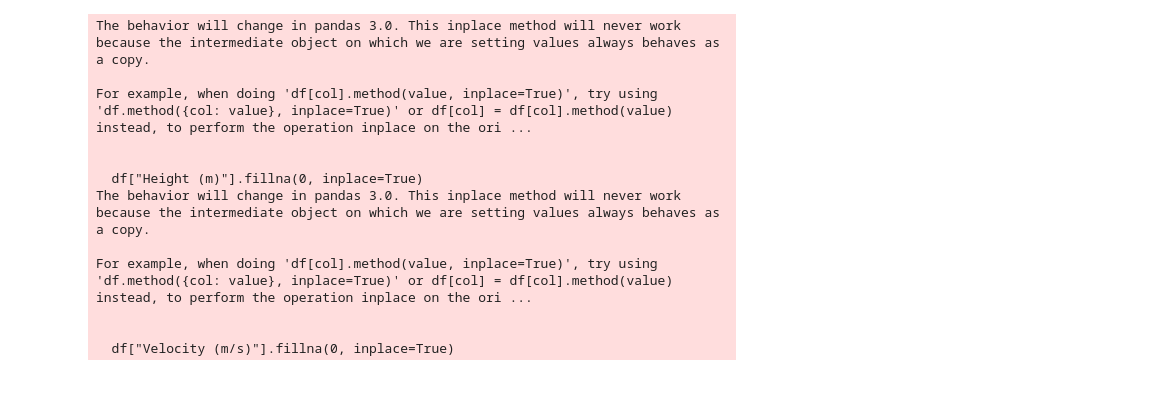
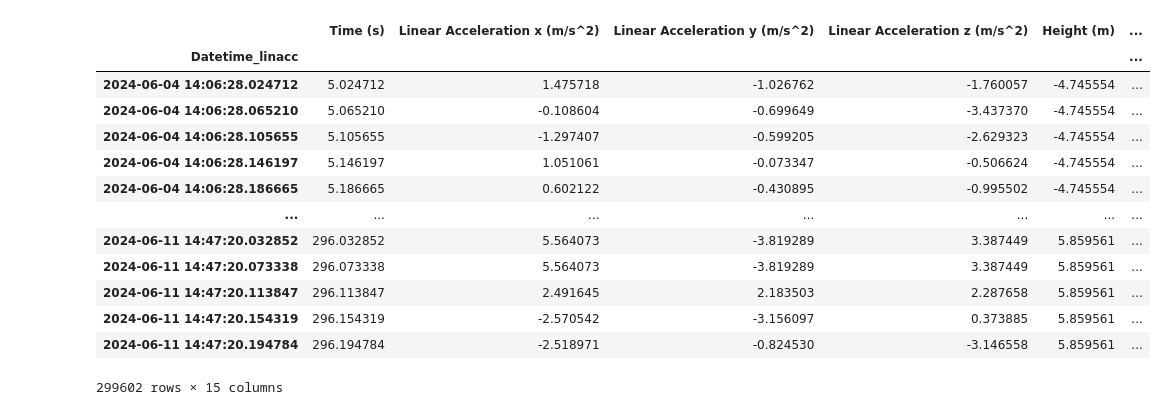
Before and after one commit to andrasjuice66/mlqs_assignment, a Jupyter notebook: 01_preprocess.ipynb, the cells around one changed output. Cells and saved outputs as stored; diff of their text form; code cells hidden in the pictures; blank space fills up the shorter version.

Commit message:
fix data aggregation code

```diff
--- a/01_preprocess.ipynb
+++ b/01_preprocess.ipynb
@@ -168,6 +188,16 @@ for cat in ["Walking", "Sitting", "Cycling", "Sport"]:
                 gyro = gyro.rename(columns={"Datetime": "Datetime_gyro"})
                 linacc = linacc.rename(columns={"Datetime": "Datetime_linacc"})
 
+                # print(df[["Latitude (°)", "Longitude (°)"]].isna().sum())
+
+                loc['Displacement (m)'] = haversine(loc['Latitude (°)'].iloc[0], loc['Longitude (°)'].iloc[0], loc['Latitude (°)'].iloc[-1], loc['Longitude (°)'].iloc[-1])
+                try:
+                    loc['Distance From Last (m)'] = haversine(loc['Latitude (°)'].shift().astype(float), loc['Longitude (°)'].shift().astype(float), loc.loc[1:, 'Latitude (°)'].astype(float), loc.loc[1:, 'Longitude (°)'].astype(float))
+                except:
+                    loc['Distance From Last (m)'] = 0
+
+                loc["Distance From Last (m)"] = loc["Distance From Last (m)"].fillna(0)
+
                 df = pd.merge_asof(linacc, pd.merge_asof(loc, pd.merge_asof(acc, gyro, on="Time (s)", direction="nearest"), on="Time (s)", direction="nearest"), on="Time (s)", direction="nearest")
                 #Activity column
                 df['Activity'] = cat
@@ -187,11 +217,11 @@ for cat in ["Walking", "Sitting", "Cycling", "Sport"]:
                 df = remove_outliers_and_impute(df, loc_cols, 'loc')
                 df = remove_outliers_and_impute(df, linacc_cols, 'linacc')
 
-                #df = df.drop(columns=['lof_acc', 'lof_gyro', 'lof_loc', 'lof_linacc'])
-
                 # Create the output directory if it doesn't exist
                 output_dir = "data_processed/" + f + "/" + subf
                 os.makedirs(output_dir, exist_ok=True)
+
+                df.drop_duplicates(inplace=True)
 
                 # Write out the merged dataframe to CSV
                 df.to_csv(output_dir + f"/{subf}.csv", index=False)
@@ -247,34 +255,41 @@ df_cleaned.to_csv("data_processed/final_aggregated_output.csv", index=False)
 # %%
-df = pd.read_csv('data_processed/final_aggregated_output.csv')
+df = sorted_nested_df
+df = df.dropna(subset=["Time (s)"])
 df.drop(columns=["Direction (°)"], inplace=True)
 
 # Replace every null value for "height" and "velocity" with 0
 df["Height (m)"].fillna(0, inplace=True)
 df["Velocity (m/s)"].fillna(0, inplace=True)
-df.to_csv("data_processed/final_aggregated_output.csv", index=False)
-# %% [output]
-The behavior will change in pandas 3.0. This inplace method will never work because the intermediate object on which we are setting values always behaves as a copy.
-
-For example, when doing 'df[col].method(value, inplace=True)', try using 'df.method({col: value}, inplace=True)' or df[col] = df[col].method(value) instead, to perform the operation inplace on the ori ...
-
-
-  df["Height (m)"].fillna(0, inplace=True)
-The behavior will change in pandas 3.0. This inplace method will never work because the intermediate object on which we are setting values always behaves as a copy.
-
-For example, when doing 'df[col].method(value, inplace=True)', try using 'df.method({col: value}, inplace=True)' or df[col] = df[col].method(value) instead, to perform the operation inplace on the ori ...
-
-
-  df["Velocity (m/s)"].fillna(0, inplace=True)
 # %%
-df = pd.read_csv('data_processed/final_aggregated_output.csv')
-
 df = remove_outliers_and_impute(df, acc_cols, 'acc')
 df = remove_outliers_and_impute(df, gyro_cols, 'gyro')
 df = remove_outliers_and_impute(df, loc_cols, 'loc')
 df = remove_outliers_and_impute(df, linacc_cols, 'linacc')
 
+df.drop_duplicates(inplace=True)
 
-df.to_csv(f"data_processed/final_aggregated_output_no_outlier.csv", index=False)
+df.drop(columns=df.columns[-8:], inplace=True)
+df.set_index(pd.to_datetime(df['Datetime_linacc']), inplace=True)
+df.drop(columns=[c for c in df.columns if "Datetime" in c], inplace=True)
+df.drop(columns=["Latitude (°)", "Longitude (°)", "Horizontal Accuracy (m)", "Vertical Accuracy (m)"], inplace=True)
+
+df.to_csv(f"data_agg/final_aggregated_output_no_outlier.csv")
+df
+# %% [output]
+|  | Time (s) | Linear Acceleration x (m/s^2) | Linear Acceleration y (m/s^2) | Linear Acceleration z (m/s^2) | Height (m) | ... |
+| Datetime_linacc |  |  |  |  |  | ... |
+| 2024-06-04 14:06:28.024712 | 5.024712 | 1.475718 | -1.026762 | -1.760057 | -4.745554 | ... |
+| 2024-06-04 14:06:28.065210 | 5.065210 | -0.108604 | -0.699649 | -3.437370 | -4.745554 | ... |
+| 2024-06-04 14:06:28.105655 | 5.105655 | -1.297407 | -0.599205 | -2.629323 | -4.745554 | ... |
+| 2024-06-04 14:06:28.146197 | 5.146197 | 1.051061 | -0.073347 | -0.506624 | -4.745554 | ... |
+| 2024-06-04 14:06:28.186665 | 5.186665 | 0.602122 | -0.430895 | -0.995502 | -4.745554 | ... |
+| ... | ... | ... | ... | ... | ... | ... |
+| 2024-06-11 14:47:20.032852 | 296.032852 | 5.564073 | -3.819289 | 3.387449 | 5.859561 | ... |
+| 2024-06-11 14:47:20.073338 | 296.073338 | 5.564073 | -3.819289 | 3.387449 | 5.859561 | ... |
+| 2024-06-11 14:47:20.113847 | 296.113847 | 2.491645 | 2.183503 | 2.287658 | 5.859561 | ... |
+| 2024-06-11 14:47:20.154319 | 296.154319 | -2.570542 | -3.156097 | 0.373885 | 5.859561 | ... |
+| 2024-06-11 14:47:20.194784 | 296.194784 | -2.518971 | -0.824530 | -3.146558 | 5.859561 | ... |
+299602 rows × 15 columns
 # %%
 #NBNB:: BROKEN WORK IN PRGRESS, IGNORE
 
```
Also changed, not shown: parts of 4 cells of this notebook, 1 other file.
